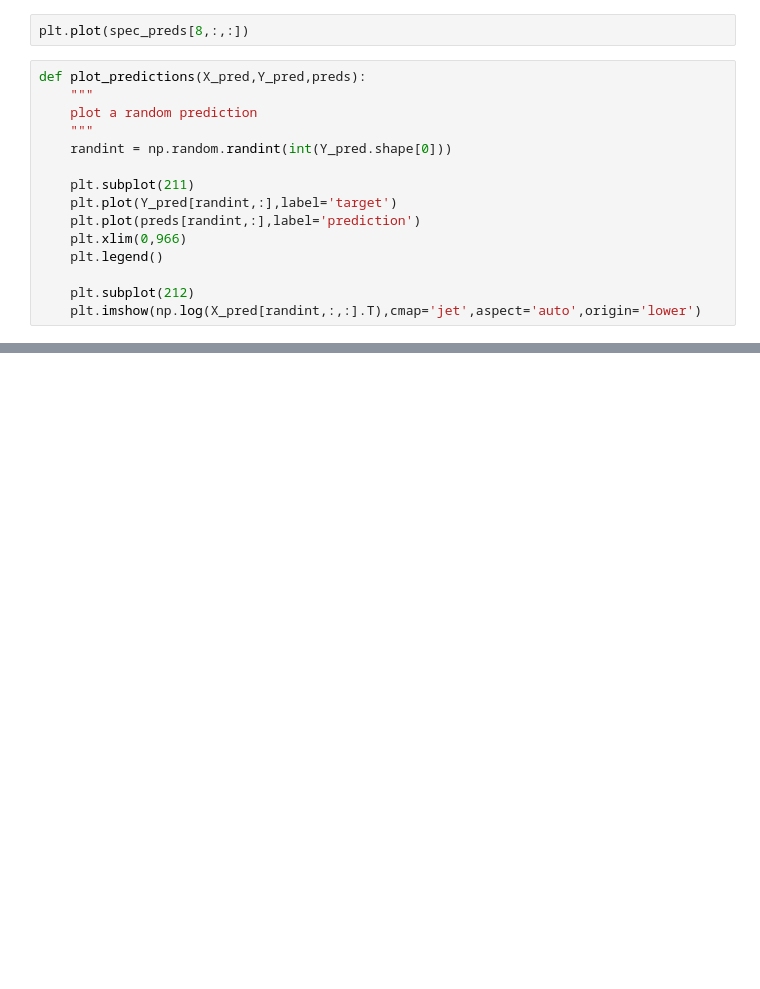
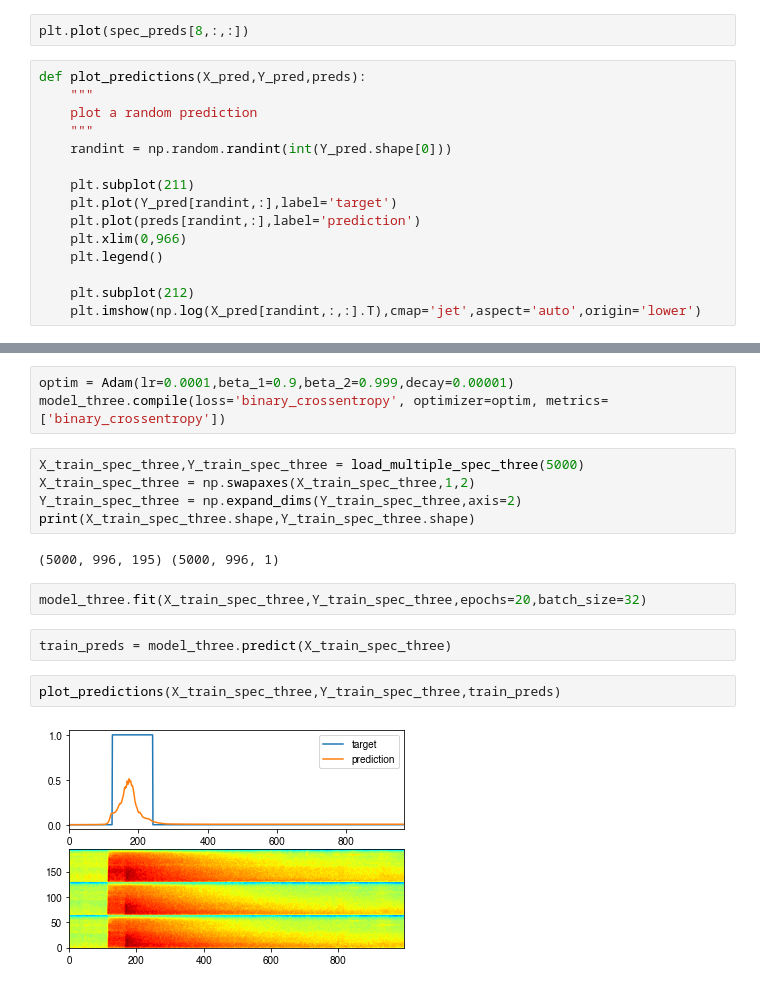
Before and after one commit to albertleonardo/Pn, a Jupyter notebook: numbertwo.ipynb, the cells around one changed output, grey strips where cells are left out. Cells and saved outputs as stored; diff of their text form; blank space fills up the shorter version.

```diff
--- a/numbertwo.ipynb
+++ b/numbertwo.ipynb
@@ -400,0 +507,18 @@ plot_predictions(X_pred_spec,Y_pred_spec,spec_preds)
+# %%
+optim = Adam(lr=0.0001,beta_1=0.9,beta_2=0.999,decay=0.00001)
+model_three.compile(loss='binary_crossentropy', optimizer=optim, metrics=['binary_crossentropy'])
+# %%
+X_train_spec_three,Y_train_spec_three = load_multiple_spec_three(5000)
+X_train_spec_three = np.swapaxes(X_train_spec_three,1,2)
+Y_train_spec_three = np.expand_dims(Y_train_spec_three,axis=2)
+print(X_train_spec_three.shape,Y_train_spec_three.shape)
+# %% [output]
+(5000, 996, 195) (5000, 996, 1)
+# %%
+model_three.fit(X_train_spec_three,Y_train_spec_three,epochs=20,batch_size=32)
+# %%
+train_preds = model_three.predict(X_train_spec_three)
+# %%
+plot_predictions(X_train_spec_three,Y_train_spec_three,train_preds)
+# %% [output]
+[figure, added]
```
Also changed, not shown: parts of 9 cells of this notebook.
